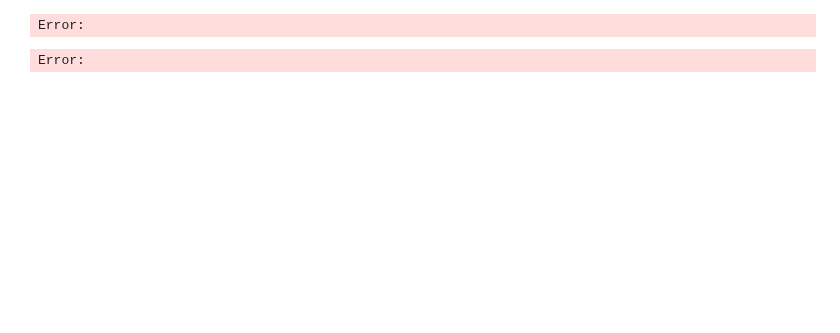
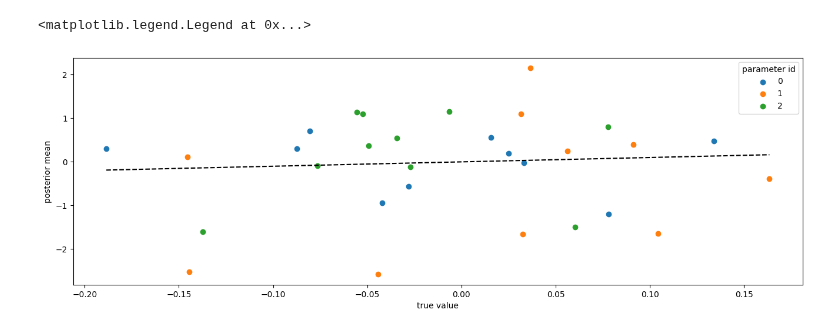
Before and after one commit to dimarkov/pybefit, a Jupyter notebook: examples/pymdp/simulating_and_fitting_pymdp_agent.ipynb, the cells around one changed output. Saved outputs shown, nothing was run; the diff lists cells and outputs as text; code cells hidden in the pictures; blank space fills up the shorter version.

```diff
--- a/examples/pymdp/simulating_and_fitting_pymdp_agent.ipynb
+++ b/examples/pymdp/simulating_and_fitting_pymdp_agent.ipynb
@@ -66,7 +78,7 @@ task = TestEnv(num_obs)
 # %%
 num_params = 3
 num_agents = batch_size
-prior = RegularisedHorseshoe(num_params, num_agents, backend="numpyro")
+prior = Normal(num_params, num_agents, backend="numpyro")
 
 
 def transform(z):
@@ -97,7 +109,16 @@ def transform(z):
 
     # return the aif agent class
     agent = AIFAgent(
-        A, B, C, D, E, pA, pB, use_param_info_gain=True, inference_algo="mmp"
+        A,
+        B,
+        C,
+        D,
+        E,
+        pA,
+        pB,
+        num_iter=1,
+        use_param_info_gain=True,
+        inference_algo=inf_algo,
     )
     return agent
 
@@ -179,29 +184,15 @@ NameError: name 'mcmc' is not defined
 # %%
 plt.figure(figsize=(16, 5))
-labels = [r"$f^{-1}(a)$", r"$f^{-1}(\lambda)$", r"$f^{-1}(d)$"]
 for i in range(3):
-    plt.scatter(z[:, i], samples["z"].mean(0)[:, i], label=labels[i])
+    plt.scatter(z[:, i], mcmc_samples["z"].mean(0)[:, i], label=i)
 
 plt.plot((z.min(), z.max()), (z.min(), z.max()), "k--")
 plt.ylabel("posterior mean")
 plt.xlabel("true value")
-plt.legend(title="parameter")
+plt.legend(title="parameter id")
 # %% [output]
-Error:
+<matplotlib.legend.Legend at 0x...>
+[figure, added]
-# %%
-from pybefit.inference.methods import default_dict_numpyro_svi
-
-posterior = NumpyroGuide(
-    RegularisedHorseshoePosterior(num_params, num_agents, backend="numpyro")
-)
-
-# perform inference using stochastic variational inference
-opts_svi = default_dict_numpyro_svi
-print(opts_svi)
-
-samples, svi, results = run_svi(model, posterior, measurments, opts=opts_svi)
-# %% [output]
-Error:
 # %%
 plt.figure(figsize=(16, 5))
 for i in range(3):
```
Also changed, not shown: parts of 10 cells of this notebook, 1 other file.
